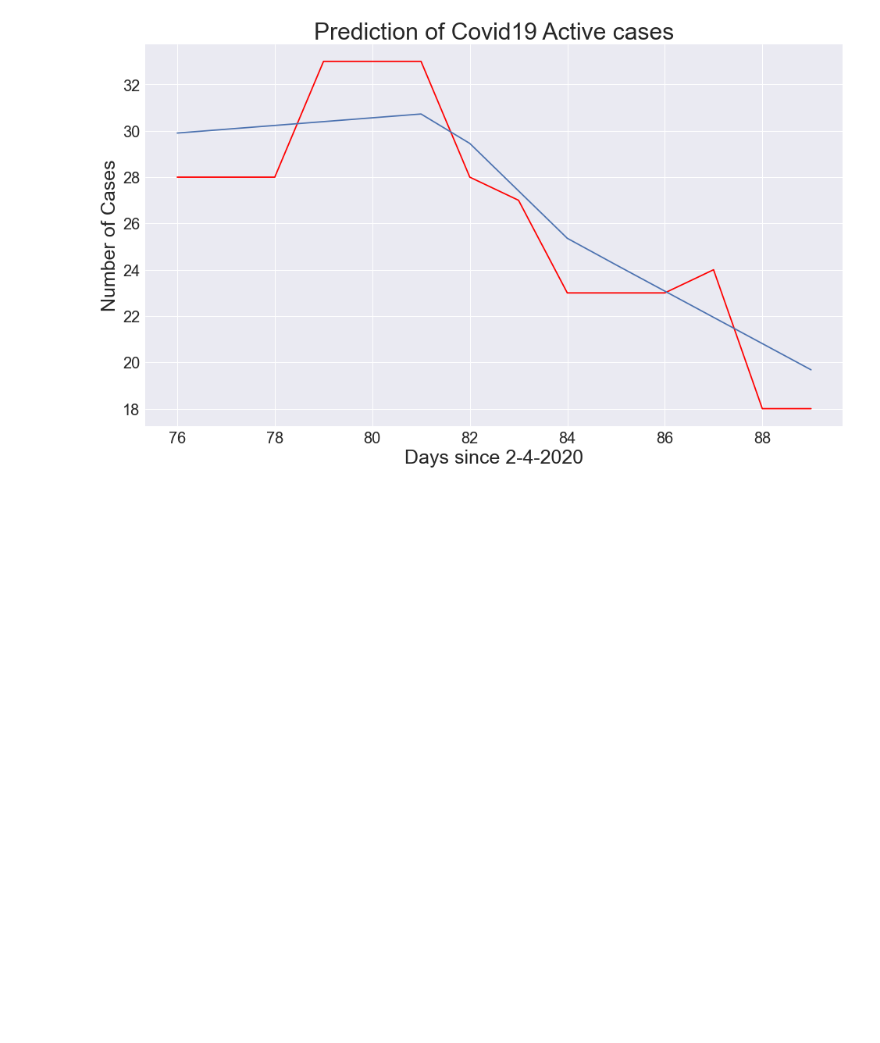
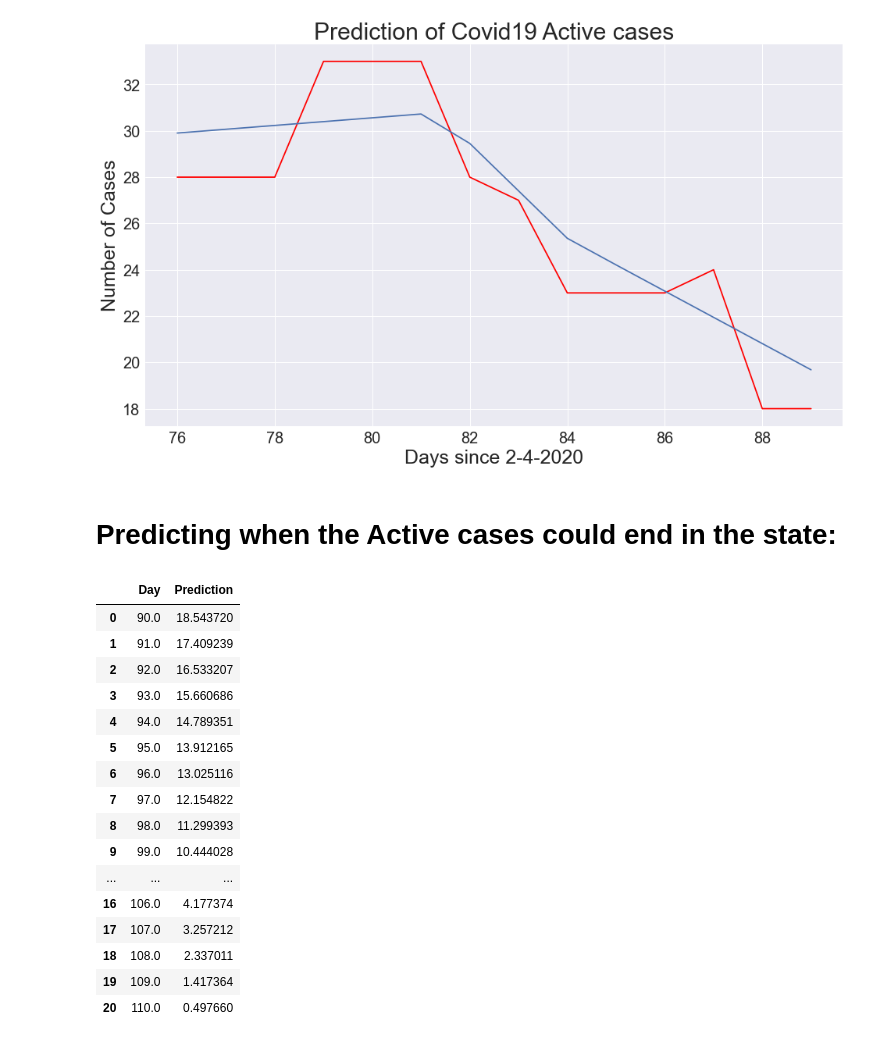
Before and after one commit to TheSarathChandra/COVID-19, a Jupyter notebook: ActiveCasesOfAstateUsingNNs.ipynb, the cells around one changed output. Cells and saved outputs as stored; diff of their text form; code cells hidden in the pictures; blank space fills up the shorter version.

Commit message:
Prediction of a state's end of covid-19 cases assuming the current trend

```diff
--- a/ActiveCasesOfAstateUsingNNs.ipynb
+++ b/ActiveCasesOfAstateUsingNNs.ipynb
@@ -205,3 +205,37 @@ plt.plot(X_test1, predict1)
 # %% [output]
 [<matplotlib.lines.Line2D at 0x...>]
 [figure]
+# %% [markdown]
+# Predicting when the Active cases could end in the state:
+# %%
+Future = [[90.],[91.],[92.],[93.],[94.],[95.],[96.],[97.],[98.],[99.],[100.],[101.],[102.],[103.],[104.],[105.],
+         [106.],[107.],[108.],[109.],[110.]]
+Future=np.array(Future,dtype='float')
+
+predict=model1.predict(Future)
+
+df2 = pd.DataFrame()
+
+df2['Day'] = Future.flatten()
+
+df2['Prediction'] = predict.flatten()
+
+df2
+# %% [output]
+|  | Day | Prediction |
+| 0 | 90.0 | 18.543720 |
+| 1 | 91.0 | 17.409239 |
+| 2 | 92.0 | 16.533207 |
+| 3 | 93.0 | 15.660686 |
+| 4 | 94.0 | 14.789351 |
+| 5 | 95.0 | 13.912165 |
+| 6 | 96.0 | 13.025116 |
+| 7 | 97.0 | 12.154822 |
+| 8 | 98.0 | 11.299393 |
+| 9 | 99.0 | 10.444028 |
+| ... | ... | ... |
+| 16 | 106.0 | 4.177374 |
+| 17 | 107.0 | 3.257212 |
+| 18 | 108.0 | 2.337011 |
+| 19 | 109.0 | 1.417364 |
+| 20 | 110.0 | 0.497660 |
```
Also changed, not shown: parts of 2 cells of this notebook.
